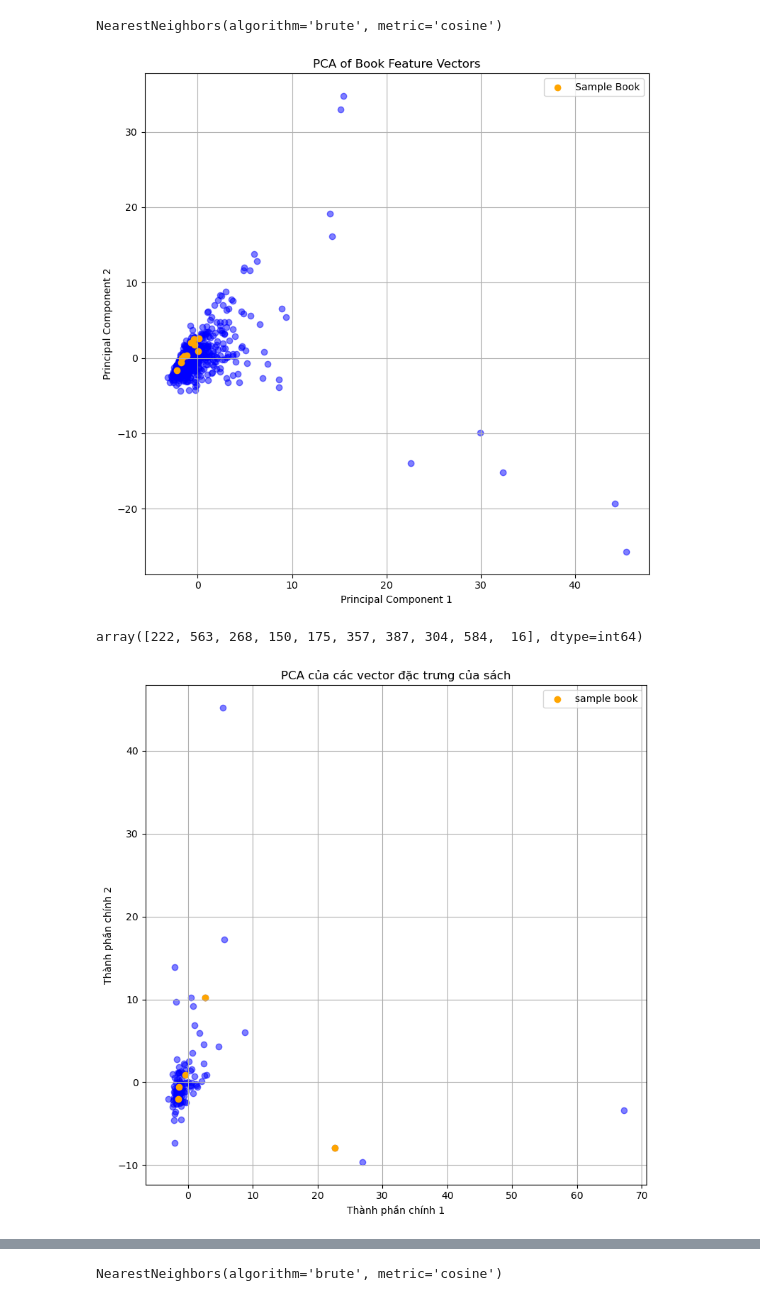
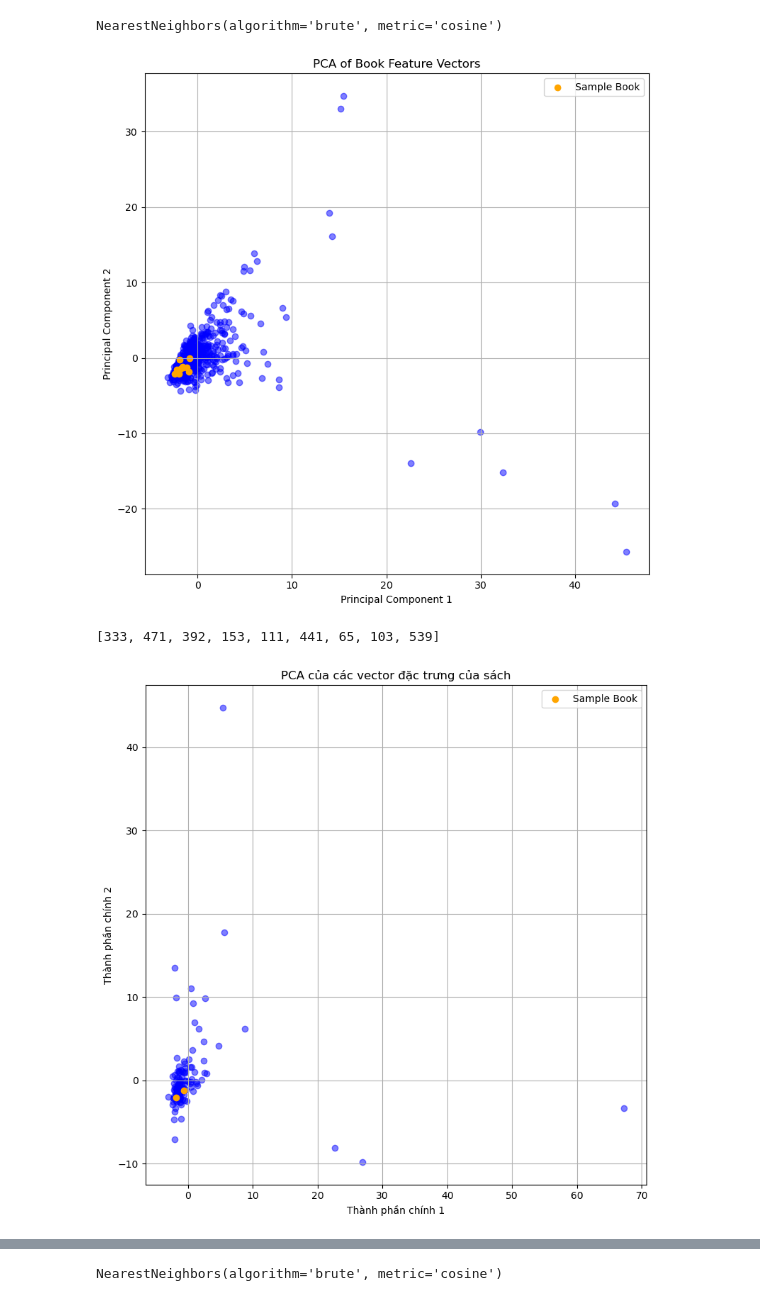
Before and after one commit to viet3101/BTL_KHDL, a Jupyter notebook: Book_Recommend_System_main/original_model.ipynb, the cells around one changed output, grey strips where cells are left out. Drawn from its saved outputs; the diff is of its cells as text; code cells hidden in the pictures.

```diff
--- a/Book_Recommend_System_main/original_model.ipynb
+++ b/Book_Recommend_System_main/original_model.ipynb
@@ -591,7 +591,7 @@ knn1.fit(book_sparse)
 NearestNeighbors(algorithm='brute', metric='cosine')
 # %%
 
-sample_book_index = 222
+sample_book_index = 241
 
 
 distances, indices = knn1.kneighbors(book_sparse[sample_book_index], n_neighbors=10)
@@ -608,6 +608,10 @@ book_pivot_pca = pca.fit_transform(train_pivot_scaled)
 
 # Create a DataFrame for the PCA results
 pca_df = pd.DataFrame(book_pivot_pca, index=train_pivot_filled.index, columns=['PC1', 'PC2'])
+
+# Lấy danh sách các sách tương tự, bỏ qua sample_book_index
+distances, indices = knn1.kneighbors(book_sparse[sample_book_index], n_neighbors=10)
+similar_books_indices = [idx for idx in indices.flatten() if idx != sample_book_index]
 
 # Plotting the PCA results
 plt.figure(figsize=(8, 8))
@@ -619,7 +623,7 @@ plt.scatter(pca_df['PC1'], pca_df['PC2'], alpha=0.5, color='blue')
 plt.scatter(pca_df['PC1'].iloc[sample_book_index], pca_df['PC2'].iloc[sample_book_index], color='orange', label='Sample Book')
 
 # Highlight the similar books in orange
-for idx in similar_books_indices[1:]:  # Skip the first one as it is the sample book itself
+for idx in similar_books_indices:
     plt.scatter(pca_df['PC1'].iloc[idx], pca_df['PC2'].iloc[idx], color='orange')
 
 plt.xlabel('Principal Component 1')
@@ -630,42 +634,43 @@ plt.tight_layout()
 plt.legend()
 plt.show()
 # %% [output]
-[figure, old version]
+[figure, new version]
 # %%
 similar_books_indices
 # %% [output]
-array([222, 563, 268, 150, 175, 357, 387, 304, 584,  16], dtype=int64)
+[333, 471, 392, 153, 111, 441, 65, 103, 539]
 # %%
-sample_book_index_test = 60
+sample_book_index_test = 30
+# Lấy danh sách các sách tương tự, bỏ qua sample_book_index_test
 distances, indices = knn1.kneighbors(book_sparse[sample_book_index_test], n_neighbors=10)
-similar_books_indices_test = indices.flatten()
+similar_books_indices_test = [idx for idx in indices.flatten() if idx != sample_book_index_test]
 
+# Thực hiện PCA để giảm xuống 2 chiều
 pca = PCA(n_components=2)
 book_pivot_pca = pca.fit_transform(test_pivot_scaled)
 
-
+# Tạo DataFrame cho kết quả PCA
 pca_df = pd.DataFrame(book_pivot_pca, index=test_pivot_filled.index, columns=['PC1', 'PC2'])
 
-
+# Vẽ biểu đồ PCA
 plt.figure(figsize=(8, 8))
 plt.scatter(pca_df['PC1'], pca_df['PC2'], alpha=0.5, color='blue')
-plt.scatter(pca_df['PC1'].iloc[sample_book_index_test], pca_df['PC2'].iloc[sample_book_index_test], color='orange', label='sample book')
+plt.scatter(pca_df['PC1'].iloc[sample_book_index_test], pca_df['PC2'].iloc[sample_book_index_test], color='orange', label='Sample Book')
 
-
-if len(similar_books_indices_test) > 1:
-    for idx in similar_books_indices_test[1:]:
-        if idx < len(pca_df):
-            plt.scatter(pca_df['PC1'].iloc[idx], pca_df['PC2'].iloc[idx], color='orange')
+# Vẽ các sách tương tự, bỏ qua sample_book_index_test
+for idx in similar_books_indices_test:
+    if idx < len(pca_df):
+        plt.scatter(pca_df['PC1'].iloc[idx], pca_df['PC2'].iloc[idx], color='orange')
 
 plt.xlabel('Thành phần chính 1')
 plt.ylabel('Thành phần chính 2')
 plt.title('PCA của các vector đặc trưng của sách')
 plt.grid(True)
 plt.tight_layout()
 plt.legend()
 plt.show()
 # %% [output]
-[figure, old version]
+[figure, new version]
 # %%
 similar_books_indices_test
 # %% [output]
```
Also changed, not shown: parts of 3 cells of this notebook, 2 other files.
